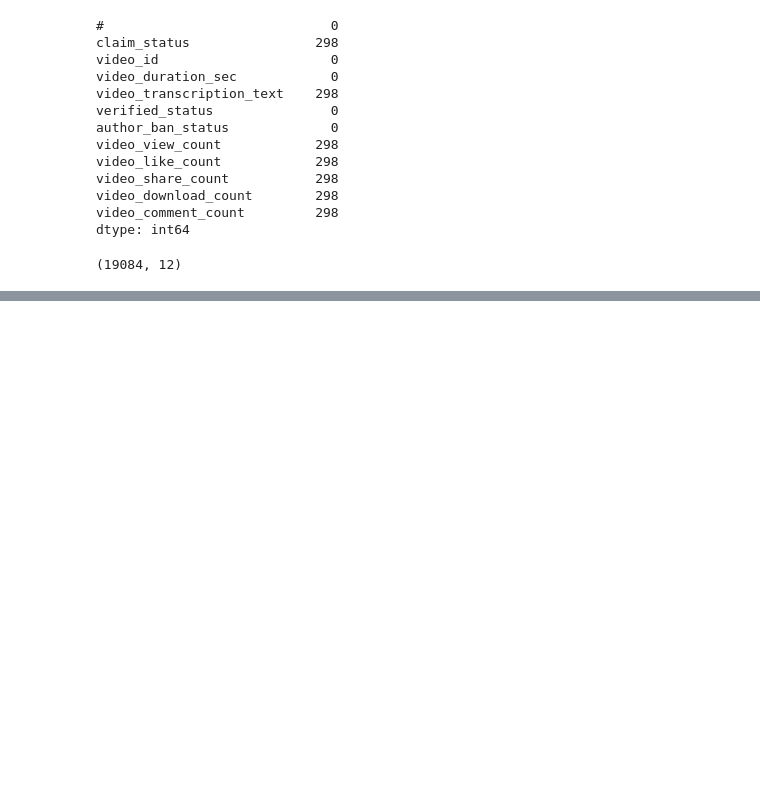
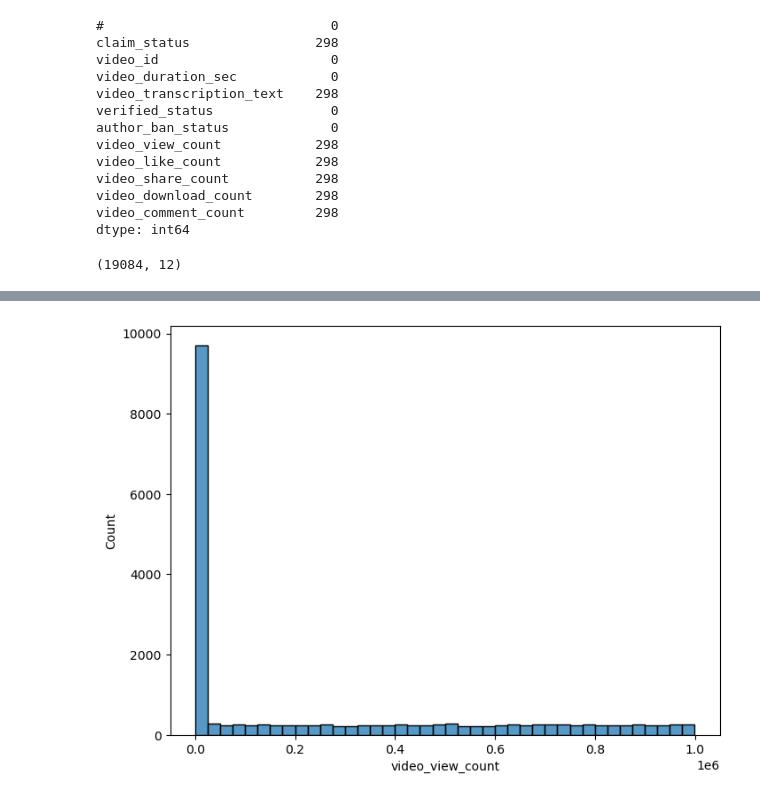
Before and after one commit to iAsadPanhwar/Tiktok-Data-Analysis-Project, a Jupyter notebook: Tiktok-Exploratory-Data-Analysis.ipynb, the cells around one changed output, grey strips where cells are left out. Cells and saved outputs as stored; diff of their text form; code cells hidden in the pictures; blank space fills up the shorter version.

```diff
--- a/Tiktok-Exploratory-Data-Analysis.ipynb
+++ b/Tiktok-Exploratory-Data-Analysis.ipynb
@@ -80,0 +99,6 @@ df.shape
+# %%
+plt.figure(figsize=(8,6))
+sns.histplot(df['video_view_count'], bins = 40)
+plt.show()
+# %% [output]
+[figure, added]
```
Also changed, not shown: parts of 7 cells of this notebook.
